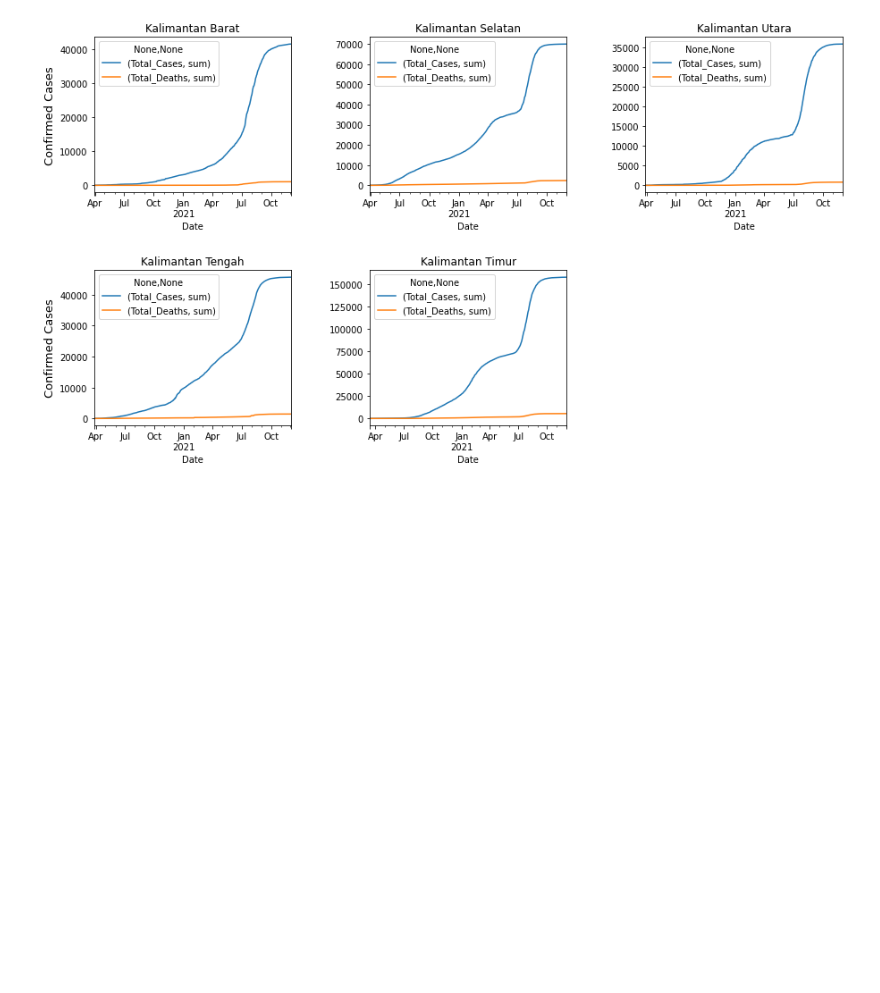
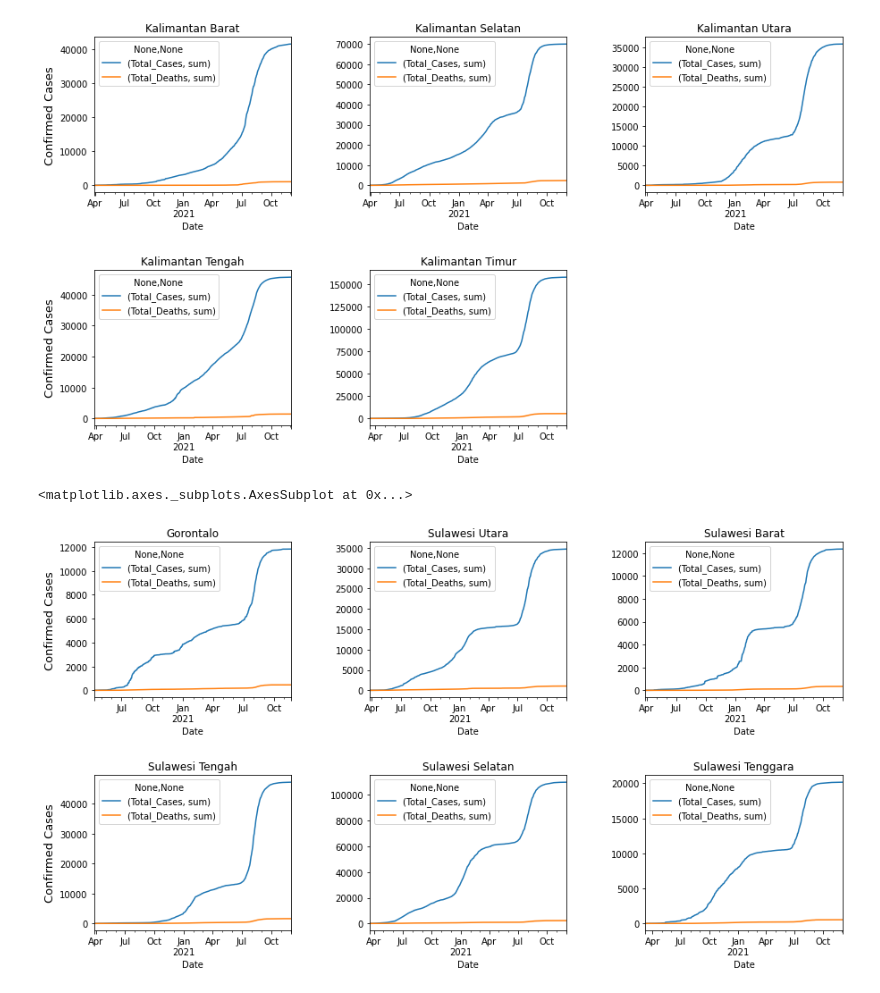
Before and after one commit to azizpambayun/project, a Jupyter notebook: covid_19_analysis_and_visualization_in_Indonesia.ipynb, the cells around one changed output. Saved outputs shown, nothing was run; the diff lists cells and outputs as text; code cells hidden in the pictures; blank space fills up the shorter version.

```diff
--- a/covid_19_analysis_and_visualization_in_Indonesia.ipynb
+++ b/covid_19_analysis_and_visualization_in_Indonesia.ipynb
@@ -359,3 +355,52 @@ kaltim.plot(ax=plt.gca(), title='Kalimantan Timur')
 # %% [output]
 <matplotlib.axes._subplots.AxesSubplot at 0x...>
 [figure]
+# %%
+cc_gorontalo = covid[covid['Location_ISO_Code']=='ID-GO'].groupby(['Date']).agg({'Total_Cases':['sum']})
+fatalities_gorontalo = covid[covid['Location_ISO_Code']=='ID-GO'].groupby(['Date']).agg({'Total_Deaths':['sum']})
+gorontalo = cc_gorontalo.join(fatalities_gorontalo)
+
+cc_sulut = covid[covid['Location_ISO_Code']=='ID-SA'].groupby(['Date']).agg({'Total_Cases':['sum']})
+fatalities_sulut = covid[covid['Location_ISO_Code']=='ID-SA'].groupby(['Date']).agg({'Total_Deaths':['sum']})
+sulut = cc_sulut.join(fatalities_sulut)
+
+cc_sulbar = covid[covid['Location_ISO_Code']=='ID-SR'].groupby(['Date']).agg({'Total_Cases':['sum']})
+fatalities_sulbar = covid[covid['Location_ISO_Code']=='ID-SR'].groupby(['Date']).agg({'Total_Deaths':['sum']})
+sulbar = cc_sulbar.join(fatalities_sulbar)
+
+cc_sulteng = covid[covid['Location_ISO_Code']=='ID-ST'].groupby(['Date']).agg({'Total_Cases':['sum']})
+fatalities_sulteng = covid[covid['Location_ISO_Code']=='ID-ST'].groupby(['Date']).agg({'Total_Deaths':['sum']})
+sulteng = cc_sulteng.join(fatalities_sulteng)
+
+cc_sulsel = covid[covid['Location_ISO_Code']=='ID-SN'].groupby(['Date']).agg({'Total_Cases':['sum']})
+fatalities_sulsel = covid[covid['Location_ISO_Code']=='ID-SN'].groupby(['Date']).agg({'Total_Deaths':['sum']})
+sulsel = cc_sulsel.join(fatalities_sulsel)
+
+cc_sultra = covid[covid['Location_ISO_Code']=='ID-SG'].groupby(['Date']).agg({'Total_Cases':['sum']})
+fatalities_sultra = covid[covid['Location_ISO_Code']=='ID-SG'].groupby(['Date']).agg({'Total_Deaths':['sum']})
+sultra = cc_sultra.join(fatalities_sultra)
+
+plt.figure(figsize=(15,8))
+plt.subplot(2,3,1)
+plt.subplots_adjust(hspace=0.5, wspace=0.4)
+gorontalo.plot(ax=plt.gca(), title='Gorontalo')
+plt.ylabel('Confirmed Cases', size=13)
+
+plt.subplot(2,3,2)
+sulut.plot(ax=plt.gca(), title='Sulawesi Utara')
+
+plt.subplot(2,3,3)
+sulbar.plot(ax=plt.gca(), title='Sulawesi Barat')
+
+plt.subplot(2,3,4)
+sulteng.plot(ax=plt.gca(), title='Sulawesi Tengah')
+plt.ylabel('Confirmed Cases', size=13)
+
+plt.subplot(2,3,5)
+sulsel.plot(ax=plt.gca(), title='Sulawesi Selatan')
+
+plt.subplot(2,3,6)
+sultra.plot(ax=plt.gca(), title='Sulawesi Tenggara')
+# %% [output]
+<matplotlib.axes._subplots.AxesSubplot at 0x...>
+[figure, added]
```
Also changed, not shown: parts of 3 cells of this notebook.
